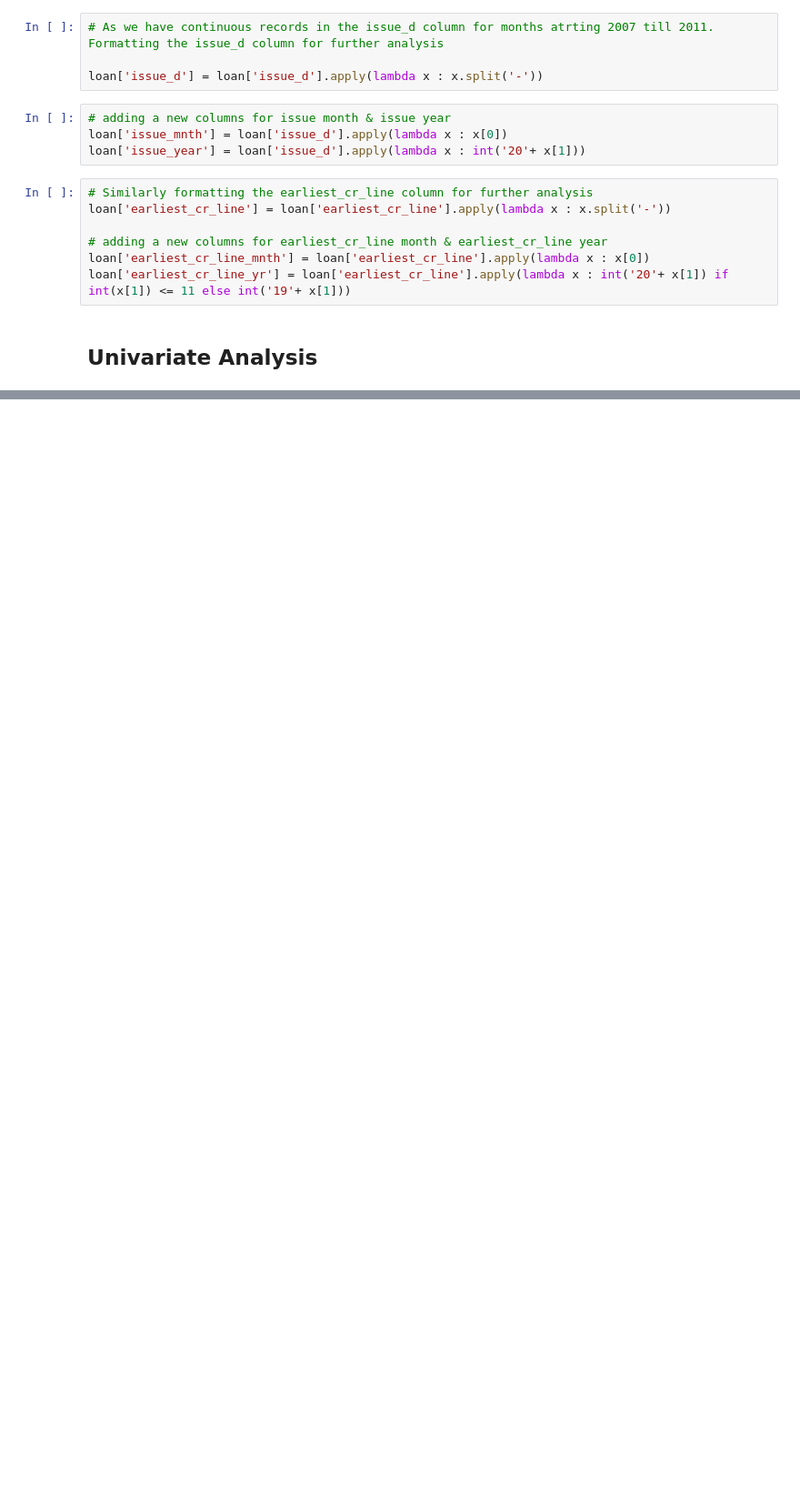
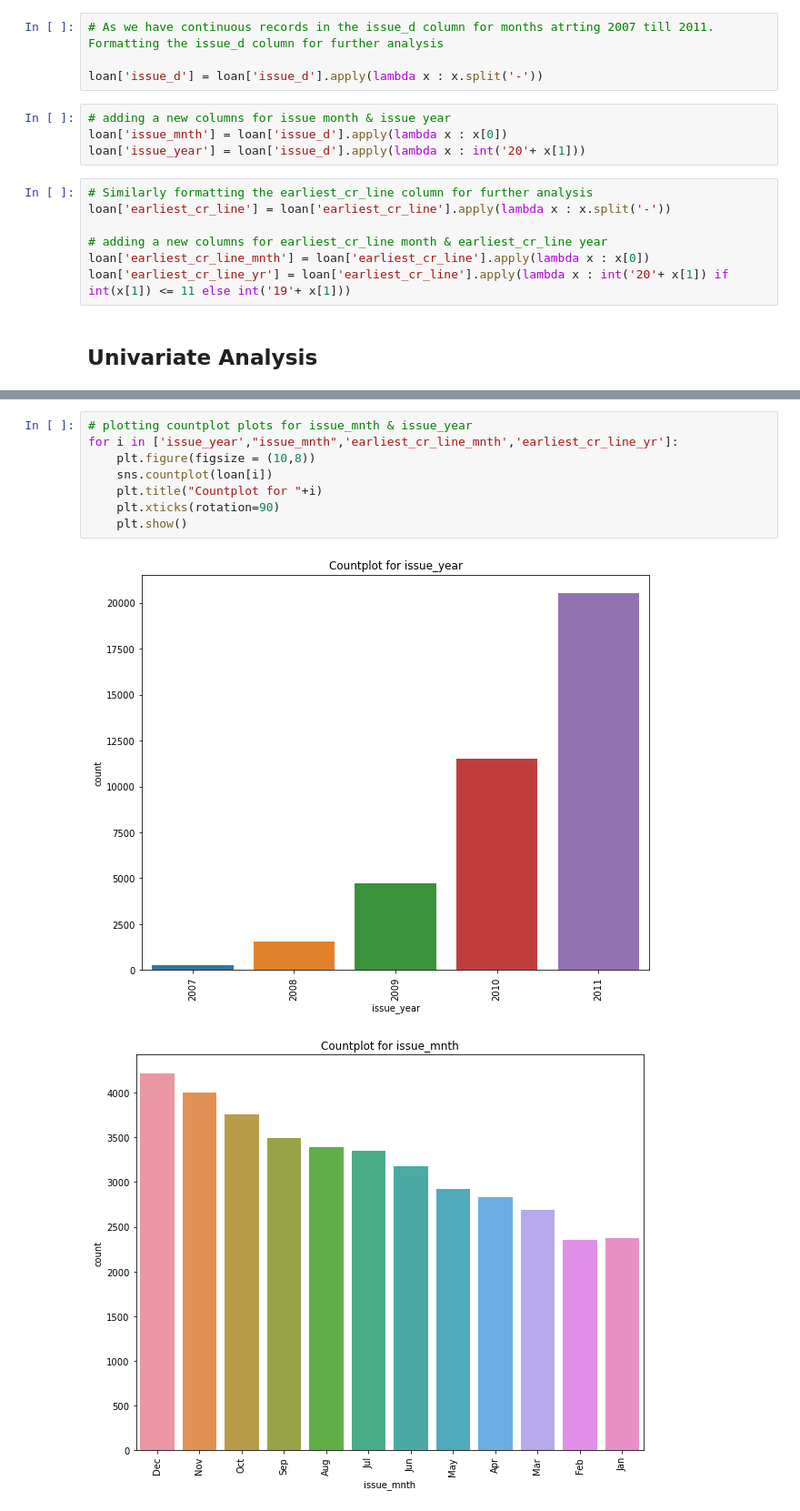
Before and after one commit to PaulMadhusmita/Lending_Club_Case_Study, a Jupyter notebook: LendingCaseStudy.ipynb, the cells around one changed output, grey strips where cells are left out. Shown at 91% size. Saved outputs shown, nothing was run; the diff lists cells and outputs as text; blank space fills up the shorter version.

```diff
--- a/LendingCaseStudy.ipynb
+++ b/LendingCaseStudy.ipynb
@@ -487,0 +559,11 @@ for i in cat_cols:
+# %%
+# plotting countplot plots for issue_mnth & issue_year
+for i in ['issue_year',"issue_mnth",'earliest_cr_line_mnth','earliest_cr_line_yr']:
+    plt.figure(figsize = (10,8))
+    sns.countplot(loan[i])
+    plt.title("Countplot for "+i)
+    plt.xticks(rotation=90)
+    plt.show()
+# %% [output]
+[figure, added]
+[figure, added]
```
Also changed, not shown: parts of 52 cells of this notebook, 1 other file.
